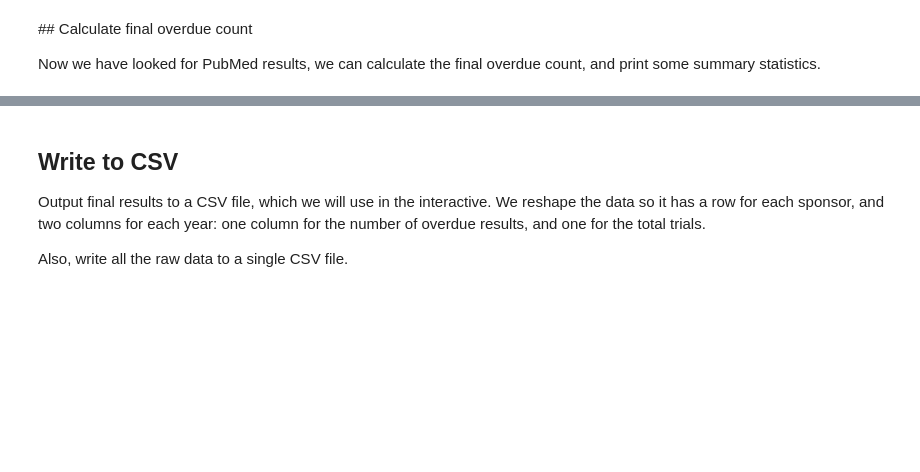
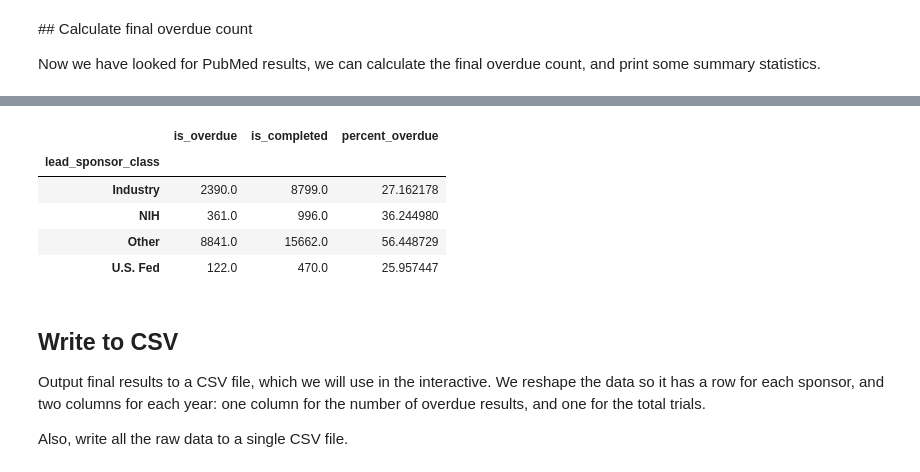
Before and after one commit to ebmdatalab/trialstracker, a Jupyter notebook: data/Examine unreported trials on ClinicalTrials.gov.ipynb, the cells around one changed output, grey strips where cells are left out. Saved outputs shown, nothing was run; the diff lists cells and outputs as text; code cells hidden in the pictures; blank space fills up the shorter version.

```diff
--- a/data/Examine unreported trials on ClinicalTrials.gov.ipynb
+++ b/data/Examine unreported trials on ClinicalTrials.gov.ipynb
@@ -205,3 +220,18 @@ print int(df_overdue.enrollment.sum()), 'total patients are enrolled in overdue
+# %%
+# Calculate publication rates by sector (major sponsors only)
+NUM_TRIALS = 30
+df_major = df_completed[
+    df_completed.groupby('lead_sponsor').nct_id.transform(len) >= NUM_TRIALS]
+df_major = df_major.groupby('lead_sponsor_class').sum()[['is_overdue', 'is_completed']]
+df_major['percent_overdue'] = df_major.is_overdue / df_by_sector_major.is_completed * 100
+df_major
+# %% [output]
+|  | is_overdue | is_completed | percent_overdue |
+| lead_sponsor_class |  |  |  |
+| Industry | 2390.0 | 8799.0 | 27.162178 |
+| NIH | 361.0 | 996.0 | 36.244980 |
+| Other | 8841.0 | 15662.0 | 56.448729 |
+| U.S. Fed | 122.0 | 470.0 | 25.957447 |
 # %% [markdown]
 ## Write to CSV
 
```
Also changed, not shown: parts of 5 cells of this notebook.
